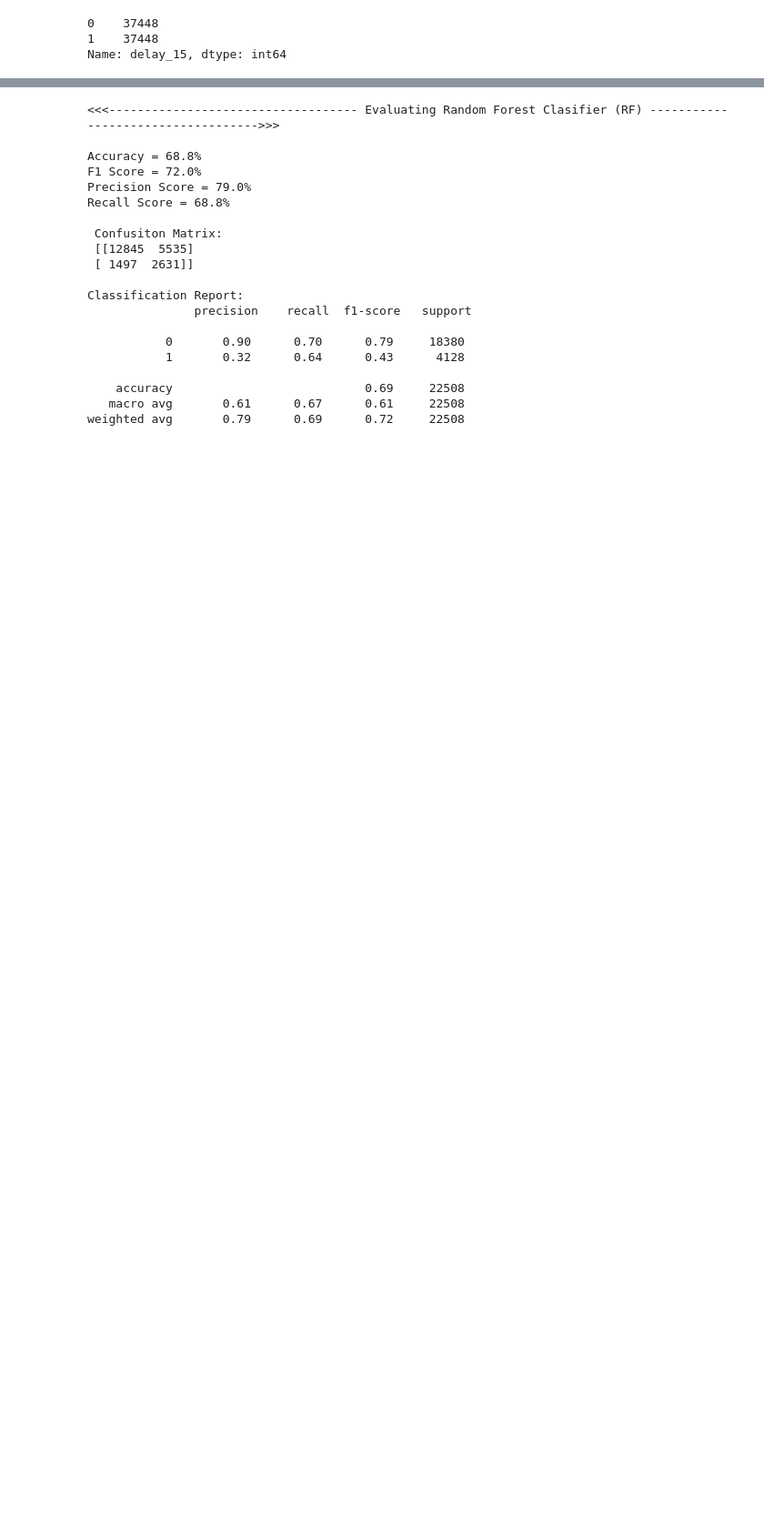
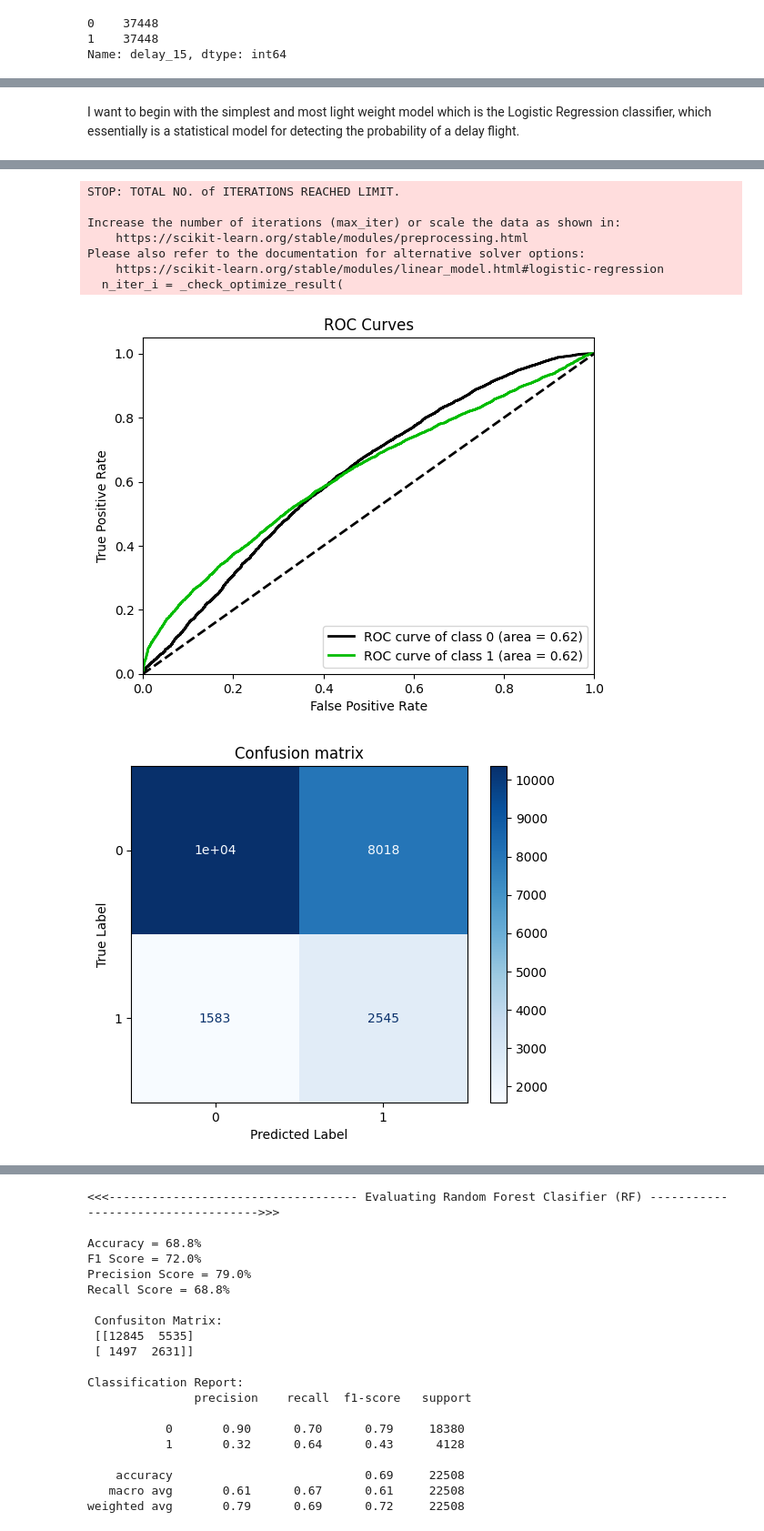
Before and after one commit to kevinmfreire/SCL_delays, a Jupyter notebook: notebook/solution.ipynb, the cells around one changed output, grey strips where cells are left out. Shown at 91% size. Saved outputs shown, nothing was run; the diff lists cells and outputs as text; code cells hidden in the pictures; blank space fills up the shorter version.

```diff
--- a/notebook/solution.ipynb
+++ b/notebook/solution.ipynb
@@ -870,0 +648,7 @@ CV_rfc.best_params_
+# %%
+# Let's create a table to store the results of various models
+result_df = pd.DataFrame(columns=['Models','Accuracy','Precision','Recall','F1-score','AUC-ROC score'])
+result_df['Models']=['Logistic Regression (LR)','Decision Tree Classifier (DT)','Random Forest Classifier (RF)','Naive Bayes Classifier (NB)']
+result_df.fillna(0.0,inplace=True)
+result_df.set_index('Models',inplace=True)
+result_df
@@ -870,0 +684,40 @@ CV_rfc.best_params_
+# %%
+#Classification Summary Function
+def classification_summary(pred,pred_prob,y_test, model):
+  result_df.loc[model,'Accuracy']   =round(accuracy_score(y_test,pred),3)*100
+  result_df.loc[model,'Precision']=round(precision_score(y_test, pred, average='weighted'),3)*100
+  result_df.loc[model,'Recall']=round(recall_score(y_test, pred, average='weighted'),3)*100
+  result_df.loc[model,'F1-score']=round(f1_score(y_test, pred, average='weighted'),3)*100
+  result_df.loc[model,'AUC-ROC score']=round(roc_auc_score(y_test, pred_prob[:,1], multi_class='ovr'),3)*100
+
+  print('{}{}\033[1m Evaluating {} \033[0m{}{}\n'.format('<'*3,'-'*35,model, '-'*35,'>'*3))
+  print('Accuracy = {}%'.format(round(accuracy_score(y_test, pred),3)*100))
+  print('F1 Score = {}%'.format(round(f1_score(y_test, pred, average='weighted'),3)*100))
+  print('Precision Score = {}%'.format(round(precision_score(y_test, pred, average='weighted'),3)*100))
+  print('Recall Score = {}%'.format(round(recall_score(y_test, pred, average='weighted'),3)*100))
+  print('AUC-ROC score = {}%'.format(round(roc_auc_score(y_test, pred_prob[:,1], multi_class='ovr'),3)*100))
+  print('\n \033[1mConfusiton Matrix:\033[0m\n',confusion_matrix(y_test, pred))
+  print('\n\033[1mClassification Report:\033[0m\n',classification_report(y_test, pred))
+
+  auc_roc(y_test, pred_prob, curves=['each_class'])
+  plt.show()
+
+def plot_cmatrix(trained_model, X_test, y_test):
+    matrix = plot_confusion_matrix(trained_model, X_test, y_test, cmap=plt.cm.Blues)
+    matrix.ax_.set_title('Confusion matrix')
+    plt.xlabel('Predicted Label')
+    plt.ylabel('True Label')
+    plt.gcf().axes[0].tick_params()
+    plt.gcf().axes[1].tick_params()
+    plt.show()
+# %% [markdown]
+I want to begin with the simplest and most light weight model which is the Logistic Regression classifier, which essentially is a statistical model for detecting the probability of a delay flight.
+# %%
+# Building Logistic Regression Classifier
+lr_model = LogisticRegression()
+lr_model.fit(X_train, y_train)
+lr_pred = lr_model.predict(X_test)
+lr_pred_prob = lr_model.predict_proba(X_test)
+classification_summary(lr_pred,lr_pred_prob, y_test, 'Logistic Regression (LR)')
+plot_cmatrix(lr_model, X_test, y_test)
+# %% [output]
@@ -870,0 +741,9 @@ CV_rfc.best_params_
+STOP: TOTAL NO. of ITERATIONS REACHED LIMIT.
+
+Increase the number of iterations (max_iter) or scale the data as shown in:
+    https://scikit-learn.org/stable/modules/preprocessing.html
+Please also refer to the documentation for alternative solver options:
+    https://scikit-learn.org/stable/modules/linear_model.html#logistic-regression
+  n_iter_i = _check_optimize_result(
+[figure, added]
+[figure, added]
```
Also changed, not shown: parts of 51 cells of this notebook.
